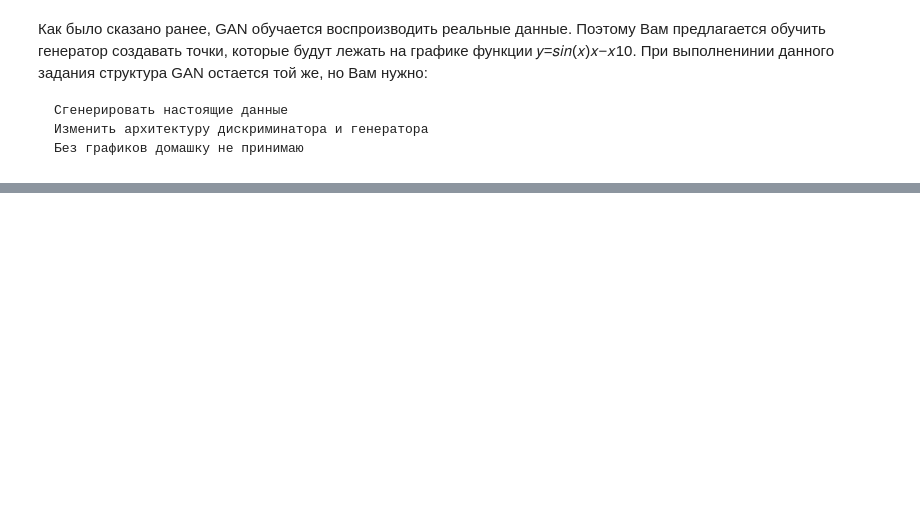
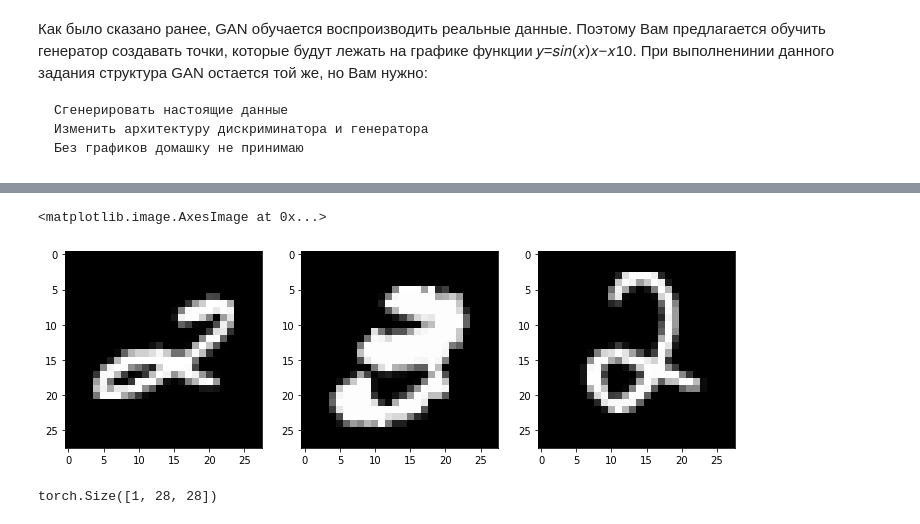
Before and after one commit to Aleksei741/PyTorch, a Jupyter notebook: Lesson_3/HW.ipynb, the cells around one changed output, grey strips where cells are left out. Drawn from its saved outputs; the diff is of its cells as text; code cells hidden in the pictures; blank space fills up the shorter version.

```diff
--- a/Lesson_3/HW.ipynb
+++ b/Lesson_3/HW.ipynb
@@ -117,0 +208,17 @@ np.prod(a)
+# %%
+n_epochs = 200
+batch_size = 64
+lr = 0.0002
+
+b1 = 0.5
+b2 = 0.999
+
+latent_dim = 100
+
+n_classes = 10
+img_size = 28
+channels = 1
+
+sample_interval = 25
+
+img_shape = (channels, img_size, img_size)
@@ -117,0 +332,29 @@ np.prod(a)
+# %%
+real_data = torch.utils.data.DataLoader(
+    datasets.MNIST(
+        "../../data/mnist",
+        train=True,
+        download=True,
+        transform=transforms.Compose(
+            [transforms.Resize(img_size), transforms.ToTensor(), transforms.Normalize([0.5], [0.5])]
+        ),
+    ),
+    batch_size=batch_size,
+    shuffle=True,
+)
+# %%
+dataiter = iter(real_data)
+images, labels = dataiter.next()
+images = images.numpy()
+
+img = np.squeeze(images[0])
+img1 = np.squeeze(images[1])
+img2 = np.squeeze(images[2])
+
+fig, (ax1, ax2, ax3) = plt.subplots(1, 3, figsize = (12,4))
+ax1.imshow(img, cmap='gray')
+ax2.imshow(img1, cmap='gray')
+ax3.imshow(img2, cmap='gray')
+# %% [output]
+<matplotlib.image.AxesImage at 0x...>
+[figure, added]
@@ -117,0 +376,4 @@ np.prod(a)
+# %%
+real_cpu.shape
+# %% [output]
+torch.Size([1, 28, 28])
```
Also changed, not shown: parts of 27 cells of this notebook, 1 other file.
